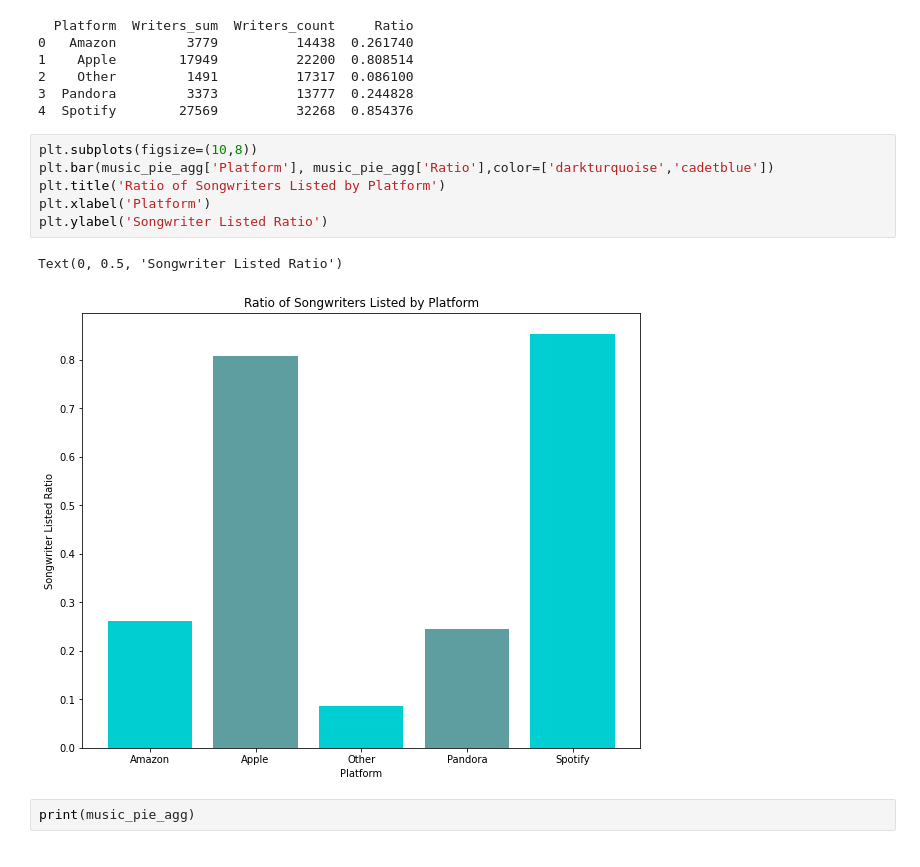
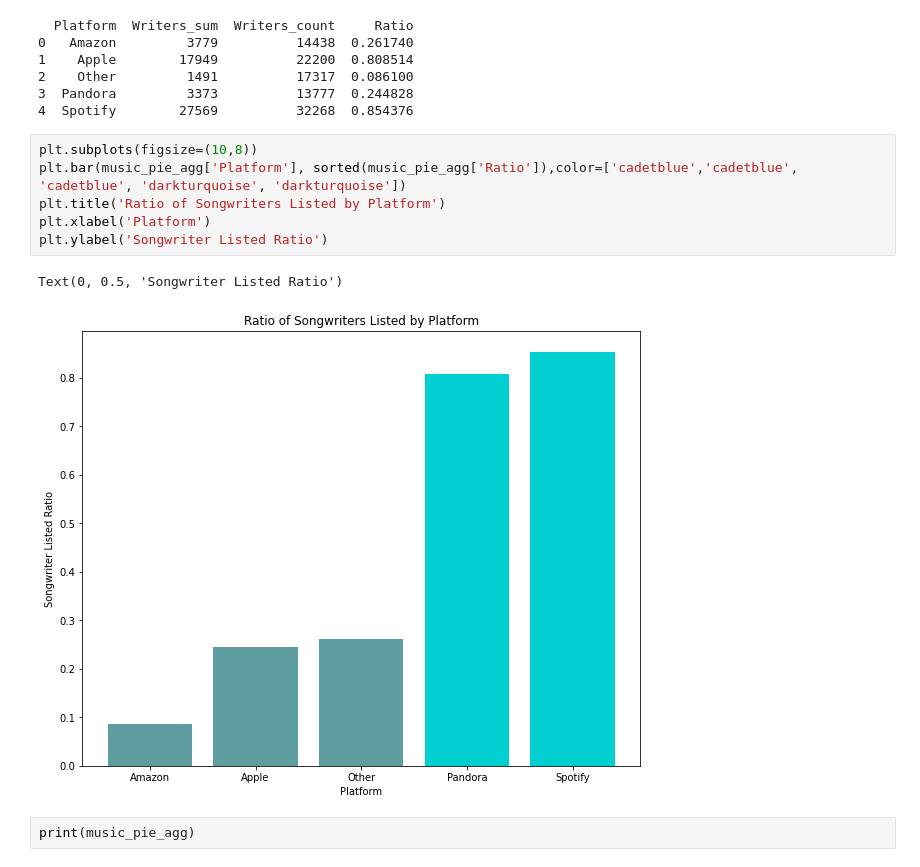
Before and after one commit to NSS-Data-Analytics-Cohort-6/mlc-project-count-dracula, a Jupyter notebook: notebooks/MLC_Phil.ipynb, the cells around one changed output. Saved outputs shown, nothing was run; the diff lists cells and outputs as text.

```diff
--- a/notebooks/MLC_Phil.ipynb
+++ b/notebooks/MLC_Phil.ipynb
@@ -539,13 +543,13 @@ print(music_pie_agg)
 4  Spotify        27569          32268  0.854376
 # %%
 plt.subplots(figsize=(10,8))
-plt.bar(music_pie_agg['Platform'], music_pie_agg['Ratio'],color=['darkturquoise','cadetblue'])
+plt.bar(music_pie_agg['Platform'], sorted(music_pie_agg['Ratio']),color=['cadetblue','cadetblue', 'cadetblue', 'darkturquoise', 'darkturquoise'])
 plt.title('Ratio of Songwriters Listed by Platform')
 plt.xlabel('Platform')
 plt.ylabel('Songwriter Listed Ratio')
 # %% [output]
 Text(0, 0.5, 'Songwriter Listed Ratio')
-[figure, old version]
+[figure, new version]
 # %%
 print(music_pie_agg)
 # %% [markdown]
```
Also changed, not shown: parts of 8 cells of this notebook.
